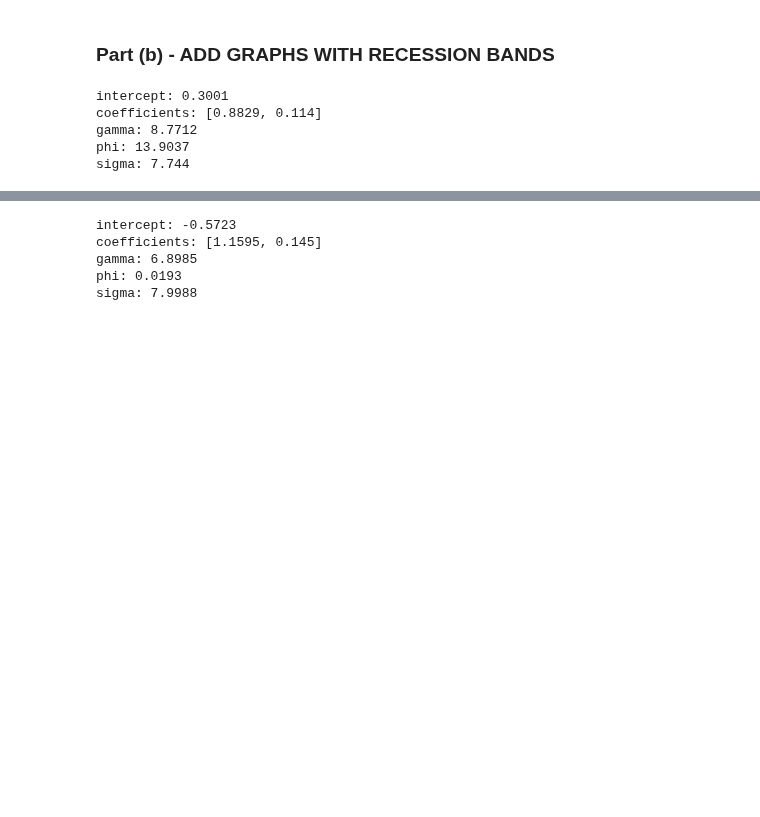
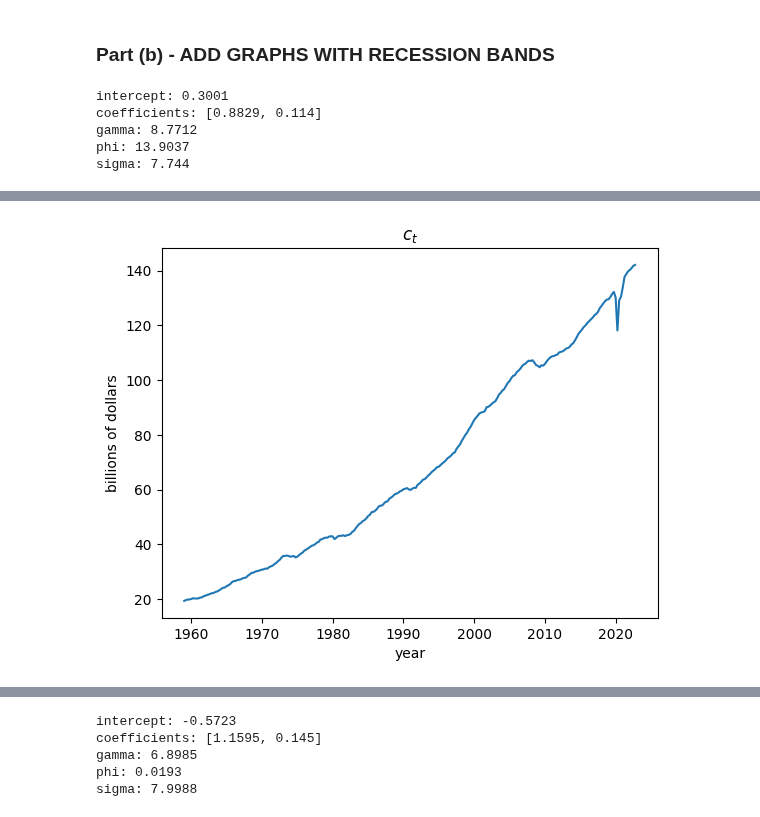
Before and after one commit to sthau/econ-212, a Jupyter notebook: macro_3/macro_3.ipynb, the cells around one changed output, grey strips where cells are left out. Saved outputs shown, nothing was run; the diff lists cells and outputs as text; code cells hidden in the pictures; blank space fills up the shorter version.

```diff
--- a/macro_3/macro_3.ipynb
+++ b/macro_3/macro_3.ipynb
@@ -80,0 +80,8 @@ plt.plot(C.index[-256:], np.log((i + 1) / i))
+# %%
+plt.plot(dates, c)
+plt.title('$c_t$')
+plt.xlabel('year')
+plt.ylabel('billions of dollars')
+plt.show()
+# %% [output]
+[figure, added]
```
Also changed, not shown: parts of 15 cells of this notebook.
